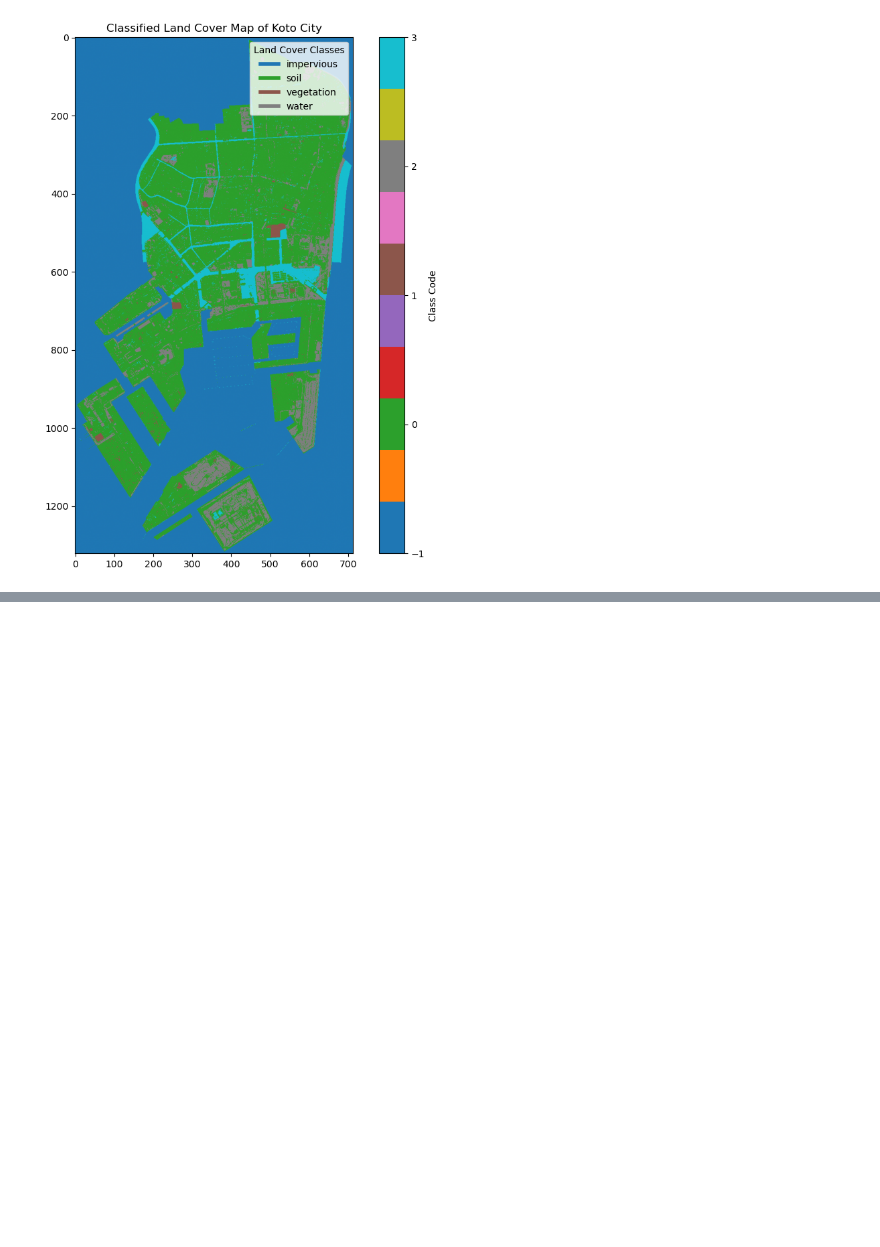
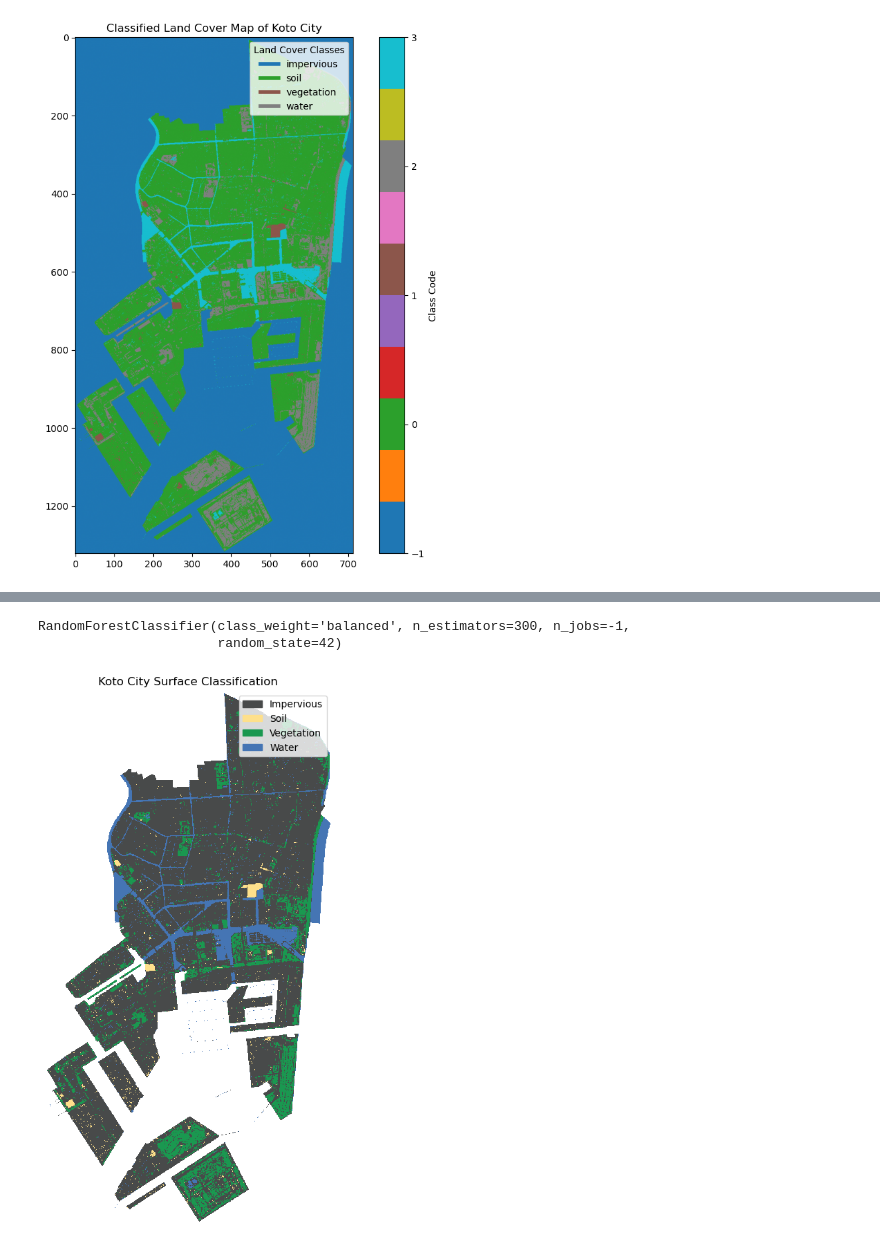
Before and after one commit to foozdemiroglu-gif/MP411-Tokyo, a Jupyter notebook: Drainage_analysis.ipynb, the cells around one changed output, grey strips where cells are left out. Saved outputs shown, nothing was run; the diff lists cells and outputs as text; code cells hidden in the pictures; blank space fills up the shorter version.

```diff
--- a/Drainage_analysis.ipynb
+++ b/Drainage_analysis.ipynb
@@ -409,0 +506,54 @@ plt.legend(handles=[plt.Line2D([0], [0], color=plt.cm.tab10(i / len(class_to_cod
+# %%
+classifier.fit(
+    training_features_balanced,
+    training_labels_balanced
+)
+# %% [output]
+RandomForestClassifier(class_weight='balanced', n_estimators=300, n_jobs=-1,
+                       random_state=42)
+# %%
+from matplotlib.colors import ListedColormap
+from matplotlib.patches import Patch
+
+class_colors = {
+    "impervious": "#484A4A",
+    "vegetation": "#1a9850",
+    "water": "#4575b4",
+    "soil": "#fee08b"
+}
+
+display_array = classified.astype(float)
+display_array[display_array < 0] = np.nan
+
+colors = [
+    class_colors[class_name]
+    for class_name in class_names
+]
+
+plt.figure(figsize=(12, 10))
+plt.imshow(
+    display_array,
+    cmap=ListedColormap(colors),
+    vmin=0,
+    vmax=len(class_names) - 1,
+    interpolation="nearest"
+)
+
+legend_handles = [
+    Patch(
+        color=class_colors[class_name],
+        label=class_name.title()
+    )
+    for class_name in class_names
+]
+
+plt.legend(
+    handles=legend_handles,
+    loc="upper right"
+)
+
+plt.title("Koto City Surface Classification")
+plt.axis("off")
+plt.show()
+# %% [output]
+[figure, added]
```
Also changed, not shown: parts of 8 cells of this notebook.
